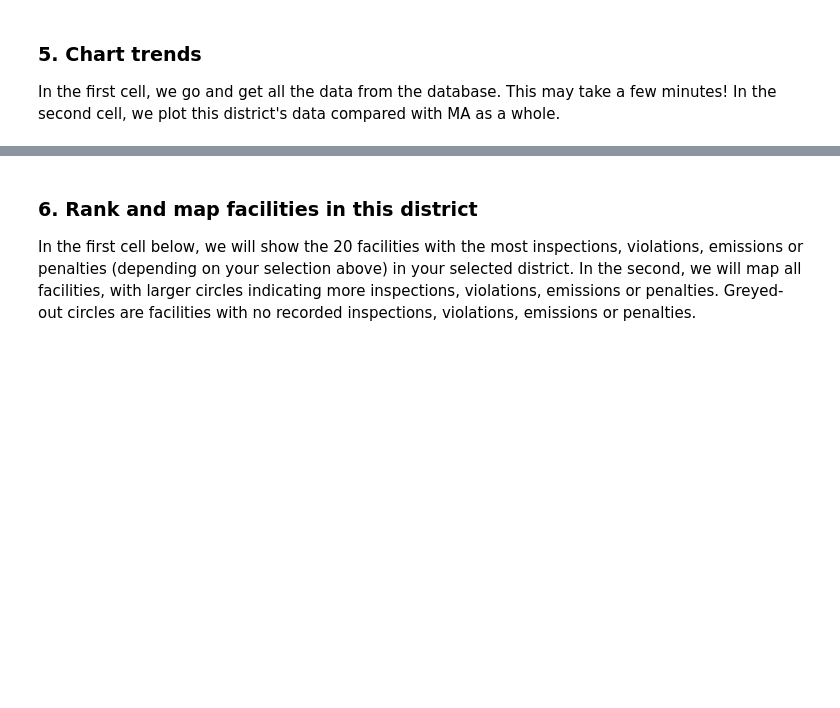
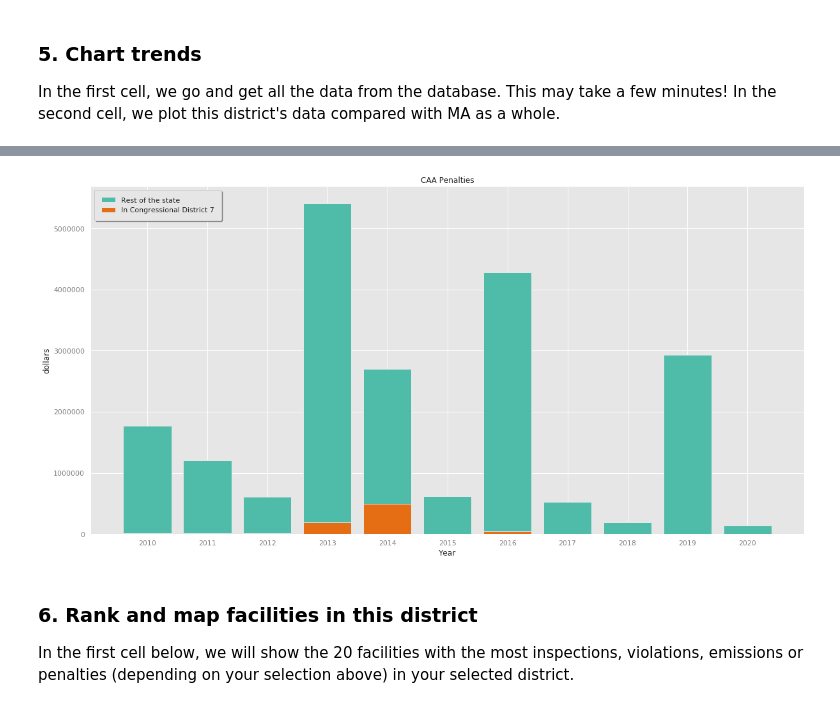
Before and after one commit to edgi-govdata-archiving/ECHO-Sunrise, a Jupyter notebook: ECHO-Sunrise.ipynb, the cells around one changed output, grey strips where cells are left out. Drawn from its saved outputs; the diff is of its cells as text; code cells hidden in the pictures; blank space fills up the shorter version.

```diff
--- a/ECHO-Sunrise.ipynb
+++ b/ECHO-Sunrise.ipynb
@@ -166,19 +184,20 @@ print( "The data has been retrieved.  Please proceed to the next cell.")
 # %%
-%run utilities.py # Load the right style parameters
+%run ECHO-Sunrise/utilities.py # Load the right style parameters
 plt.figure(figsize=(20,10))
 plt.bar(bars.index, bars[program.agg_col])
 plt.bar(bars.index, bars[program.agg_col + " in this District"])
 plt.title(program.name)
 plt.xlabel( 'Year' )
 plt.ylabel( program.unit )
-plt.legend(["Statewide", "In %s" %(select_region_widget.value)])
+plt.legend(["Rest of the state", "In %s" %(select_region_widget.value)])
 plt.show()
 
 bars.to_csv("trends-"+program.name+"-MA-"+select_region_widget.value+".csv")
+# %% [output]
+[figure, added]
 # %% [markdown]
 ### 6. Rank and map facilities in this district
 In the first cell below, we will show the 20 facilities with the most inspections, violations, emissions or penalties (depending on your selection above) in your selected district.
-In the second, we will map all facilities, with larger circles indicating more inspections, violations, emissions or penalties. Greyed-out circles are facilities with no recorded inspections, violations, emissions or penalties.
 # %%
 district_program_data.to_csv("district_program_data-"+program.name+"-"+select_region_widget.value+".csv")
 
```
Also changed, not shown: parts of 14 cells of this notebook, 1 other file.
